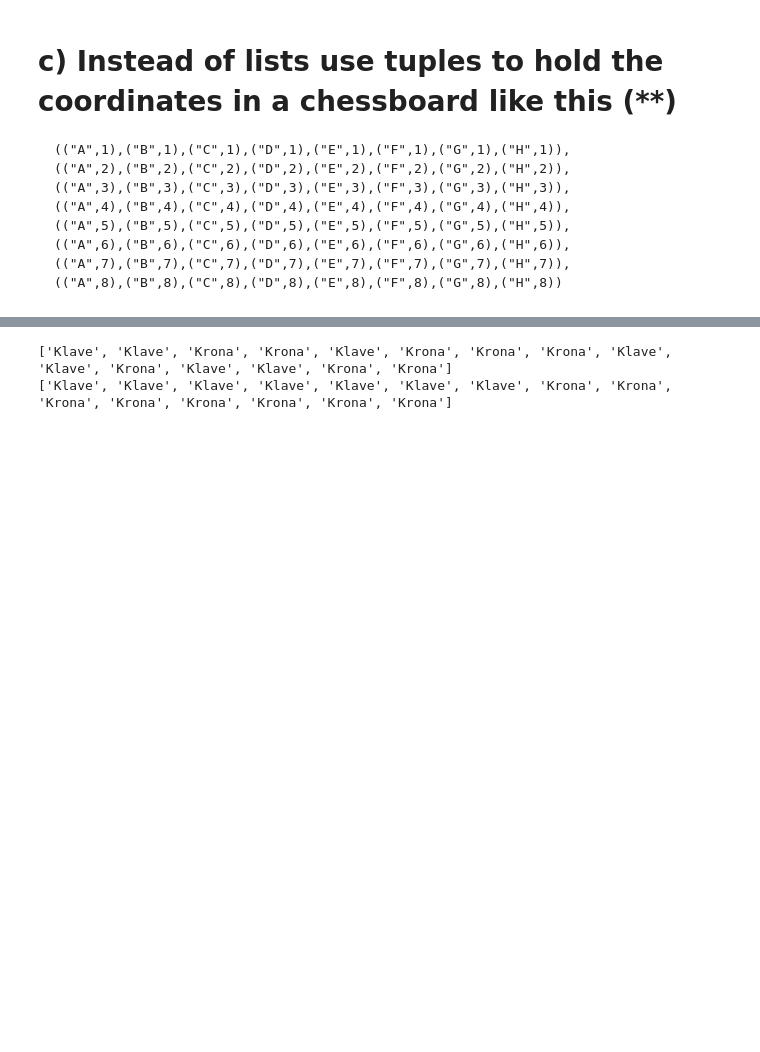
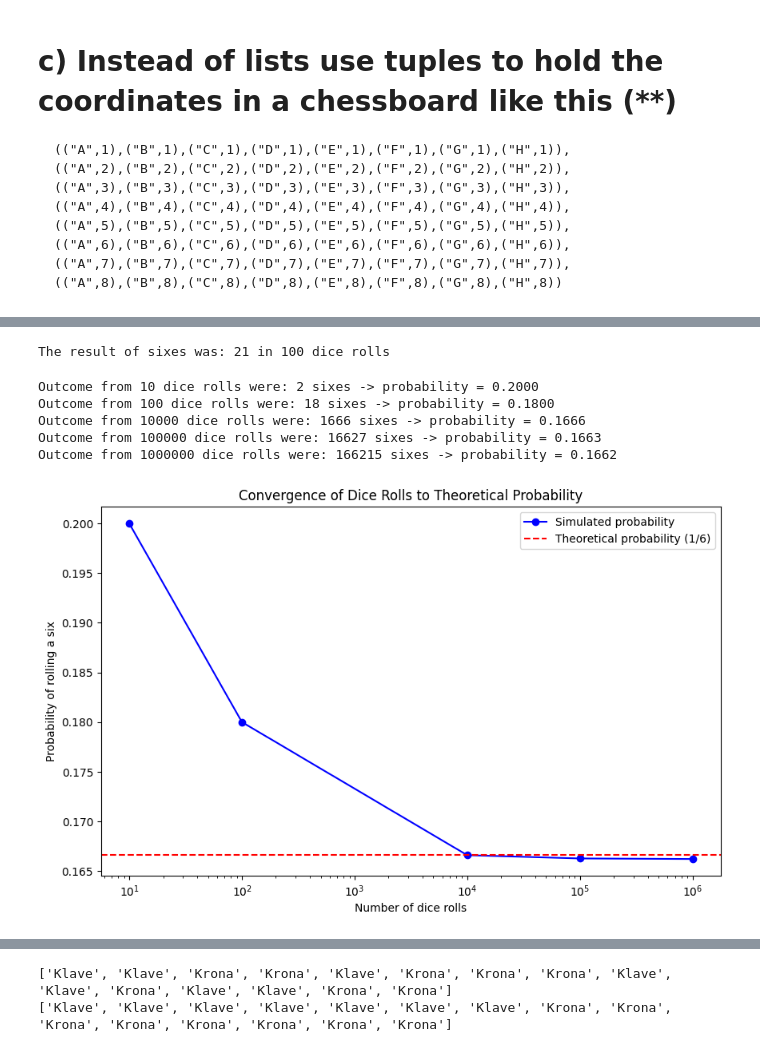
Before and after one commit to rickardgarnau-bit/python_Rickard_Garnau_de25, a Jupyter notebook: exercise_3/exercise_3.ipynb, the cells around one changed output, grey strips where cells are left out. Saved outputs shown, nothing was run; the diff lists cells and outputs as text; code cells hidden in the pictures; blank space fills up the shorter version.

```diff
--- a/exercise_3/exercise_3.ipynb
+++ b/exercise_3/exercise_3.ipynb
@@ -240,0 +250,65 @@ for row in chessboard:
+# %%
+#a
+import random as rnd # to get access to the random module through rnd
+num_six = 0
+dice_rolls = 100
+
+for _ in range(dice_rolls):
+    dice = rnd.randint(1,6) # generates a random integer between 1 and 6
+    if dice == 6:
+        num_six += 1
+
+print(f"The result of sixes was: {num_six} in {dice_rolls} dice rolls")
+# %% [output]
+The result of sixes was: 21 in 100 dice rolls
+# %%
+#b
+# list with numbers of dice rolls to simulate
+dice_rolls = [10, 100, 10000, 100000, 1000000]
+
+                                        # stores the probability of sixes
+probabilities = []
+
+                                        # loops through every number in the list of dice_rolls
+for n in dice_rolls:
+    num_six = 0                         # tracks number of 6 receieved and resets the count of sixes for every simulation
+    for _ in range(n):                  # simulates n rolls
+        dice = rnd.randint(1, 6)        # randomizes a number between 1 and 6
+        if dice == 6:                   # if dice shows 6
+            num_six += 1                # increase count for sixes by one
+    probability = num_six / n           # count probability: number of sixes / rolls
+    probabilities.append(probability)   # stores the probability of the list to use later
+    # presents result
+    print(f"Outcome from {n} dice rolls were: {num_six} sixes -> probability = {probability:.4f}")
+# %% [output]
+Outcome from 10 dice rolls were: 2 sixes -> probability = 0.2000
+Outcome from 100 dice rolls were: 18 sixes -> probability = 0.1800
+Outcome from 10000 dice rolls were: 1666 sixes -> probability = 0.1666
+Outcome from 100000 dice rolls were: 16627 sixes -> probability = 0.1663
+Outcome from 1000000 dice rolls were: 166215 sixes -> probability = 0.1662
+# %%
+import matplotlib.pyplot as plt # importerar matplotlib för att kunna rita diagram
+# dice_rolls och probabilities kommer från tidigare kod (del b)
+# dice_rolls = [10, 100, 1000, 10000, 100000, 1000000]
+# probabilities = [...]
+plt.figure(figsize=(10,6)) # Skapar en figur och axlar för grafen
+
+# anger storleken på grafen
+plt.plot(dice_rolls, probabilities, marker='o', linestyle='-', color='blue', label='Simulated probability')
+
+# Lägger till en horisontell linje vid sannolikheten 1/6 (~0.1667) för att visa den teoretiska sannolikheten
+plt.axhline(y=1/6, color='red', linestyle='--', label='Theoretical probability (1/6)')
+
+# Sätter rubrik och etiketter
+plt.title('Convergence of Dice Rolls to Theoretical Probability')
+plt.xlabel('Number of dice rolls')
+plt.ylabel('Probability of rolling a six')
+
+# Använder logaritmisk skala på x-axeln eftersom antalet kast ökar mycket
+plt.xscale('log')
+
+# Visar en legend så att man ser vilken linje som är vad
+plt.legend()
+plt.show()
+# %% [output]
+[figure, added]
```
Also changed, not shown: parts of 8 cells of this notebook.
